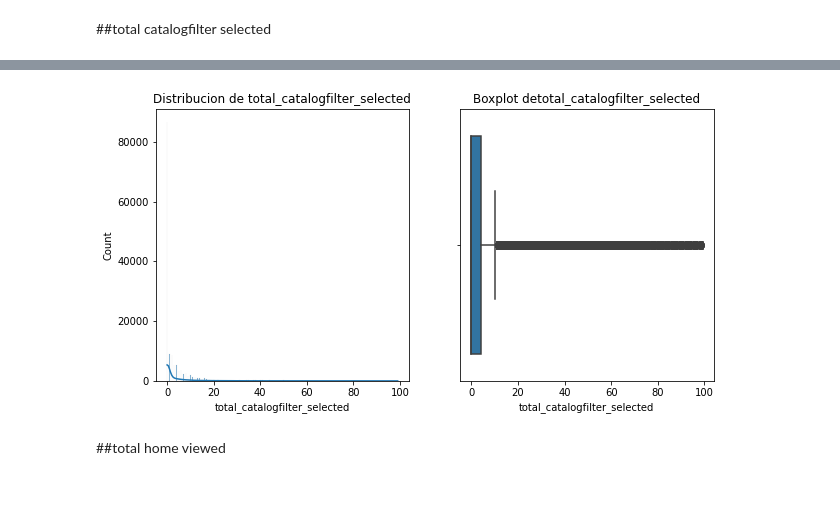
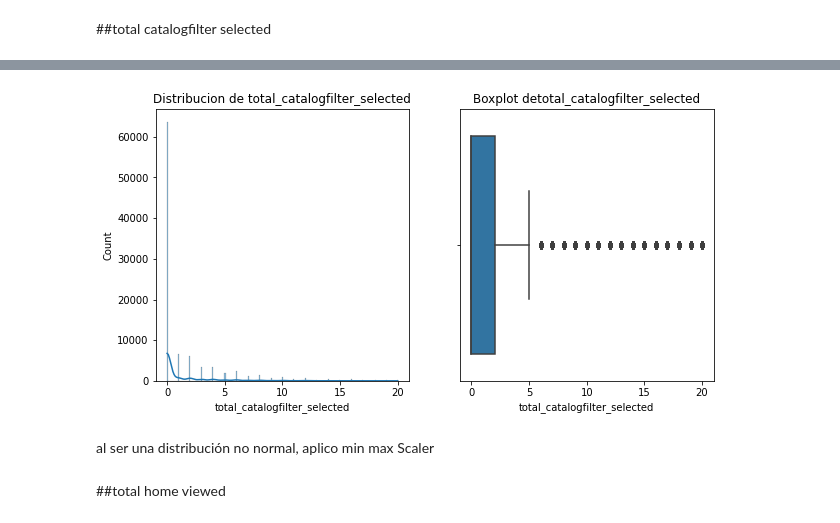
Before and after one commit to clarapinasco/Trabajo.Final.POO, a Jupyter notebook: trabajo_pinasco.ipynb, the cells around one changed output, grey strips where cells are left out. Drawn from its saved outputs; the diff is of its cells as text; code cells hidden in the pictures; blank space fills up the shorter version.

```diff
--- a/trabajo_pinasco.ipynb
+++ b/trabajo_pinasco.ipynb
@@ -734 +814,5 @@ data_dist(web_x_outliers,'total_events')
+# %%
+from sklearn.preprocessing import MinMaxScaler
+minmaxscaler = MinMaxScaler()
+web['total_events']= minmaxscaler.fit_transform(web[['total_events']])
 # %% [markdown]
@@ -770 +826,5 @@ Name: total_vipphoto_selected, dtype: float64
+# %%
+from sklearn.preprocessing import MinMaxScaler
+minmaxscaler = MinMaxScaler()
+web['total_vipphoto_selected']= minmaxscaler.fit_transform(web[['total_vipphoto_selected']])
 # %% [markdown]
@@ -806,2 +838,6 @@ Name: total_vip360view_selected, dtype: float64
+# %%
+from sklearn.preprocessing import MinMaxScaler
+minmaxscaler = MinMaxScaler()
+web['total_vip360view_selected']= minmaxscaler.fit_transform(web[['total_vip360view_selected']])
 # %% [markdown]
 ##total cataloglist viewed
@@ -842,2 +850,6 @@ data_dist(df,'total_cataloglist_viewed')
+# %%
+from sklearn.preprocessing import MinMaxScaler
+minmaxscaler = MinMaxScaler()
+web['total_cataloglist_viewed']= minmaxscaler.fit_transform(web[['total_cataloglist_viewed']])
 # %% [markdown]
 ##total catalogfilter selected
@@ -851,4 +856,6 @@ web_x_outliers=web_x_outliers[web_x_outliers['total_catalogfilter_selected']<100
 # %%
-data_dist(web_x_outliers,'total_catalogfilter_selected')
+data_dist(web,'total_catalogfilter_selected')
 # %% [output]
-[figure, old version]
+[figure, new version]
+# %% [markdown]
+al ser una distribución  no normal, aplico min max Scaler
```
Also changed, not shown: parts of 123 cells of this notebook, 1 other file.
